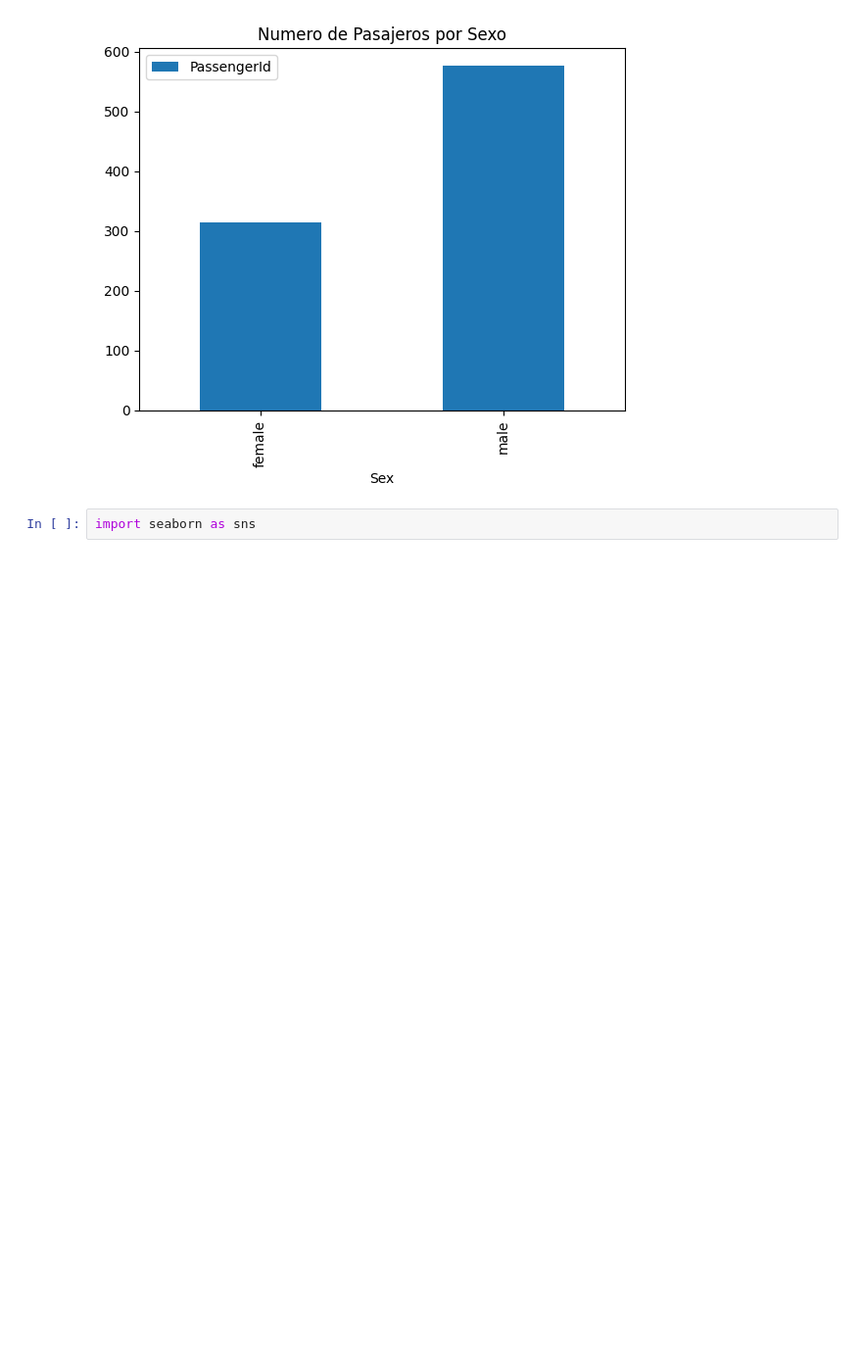
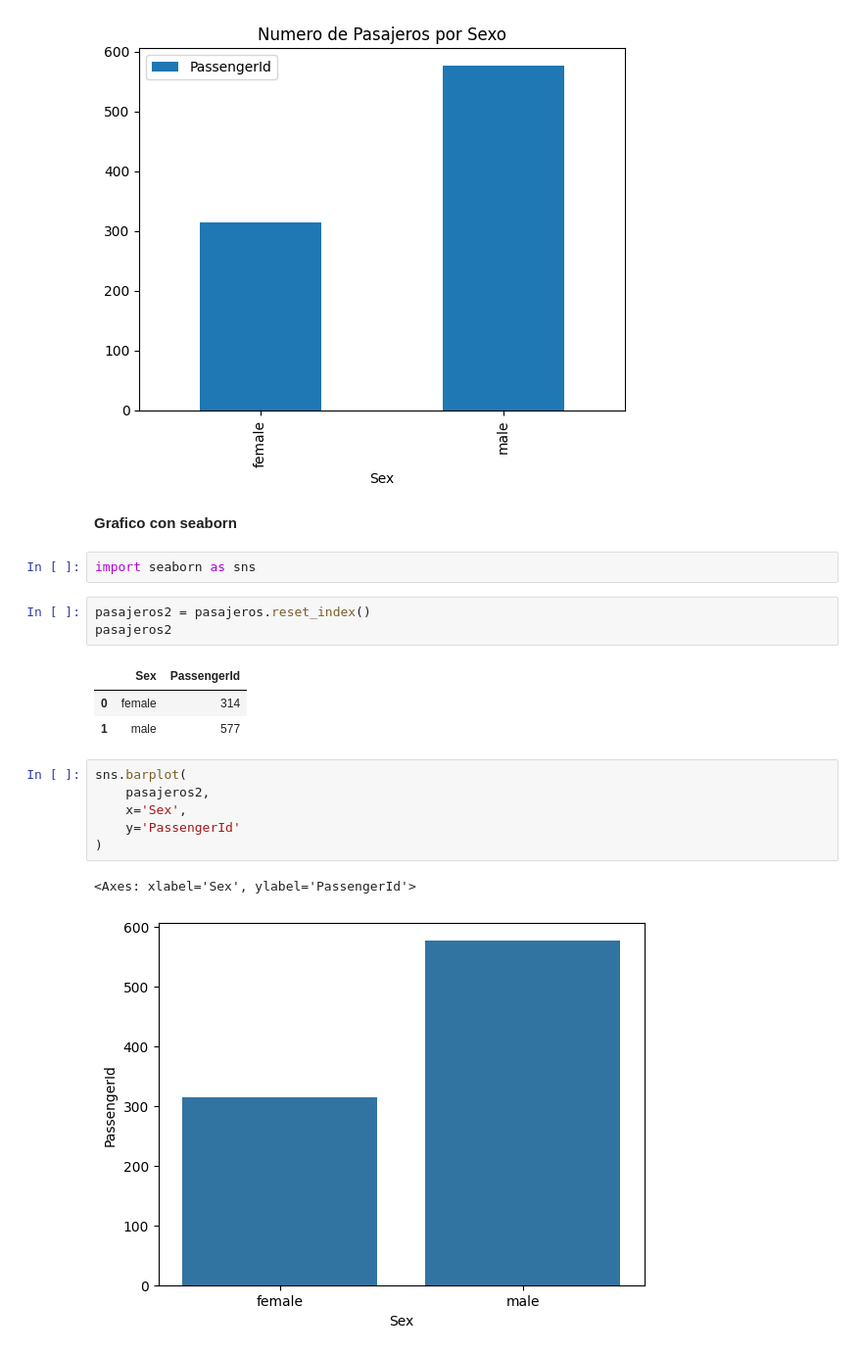
Before and after one commit to Jesusleg95/AnalisisDatosPython, a Jupyter notebook: VisualizacionesUnivariales/GraficoBarras.ipynb, the cells around one changed output. Shown at 98% size. Drawn from its saved outputs; the diff is of its cells as text; blank space fills up the shorter version.

```diff
--- a/VisualizacionesUnivariales/GraficoBarras.ipynb
+++ b/VisualizacionesUnivariales/GraficoBarras.ipynb
@@ -56,5 +56,23 @@ pasajeros.plot.bar(
 # %% [output]
 <Axes: title={'center': 'Numero de Pasajeros por Sexo'}, xlabel='Sex'>
 [figure]
+# %% [markdown]
+**Grafico con seaborn**
 # %%
 import seaborn as sns
+# %%
+pasajeros2 = pasajeros.reset_index()
+pasajeros2
+# %% [output]
+|  | Sex | PassengerId |
+| 0 | female | 314 |
+| 1 | male | 577 |
+# %%
+sns.barplot(
+    pasajeros2,
+    x='Sex',
+    y='PassengerId'
+)
+# %% [output]
+<Axes: xlabel='Sex', ylabel='PassengerId'>
+[figure, added]
```
Also changed, not shown: parts of 3 cells of this notebook.
